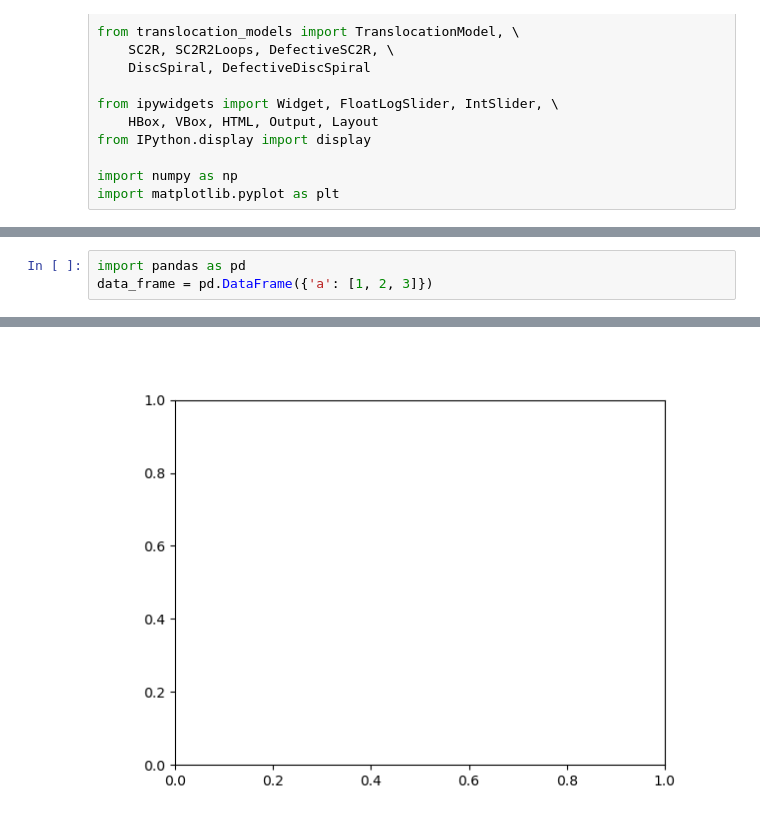
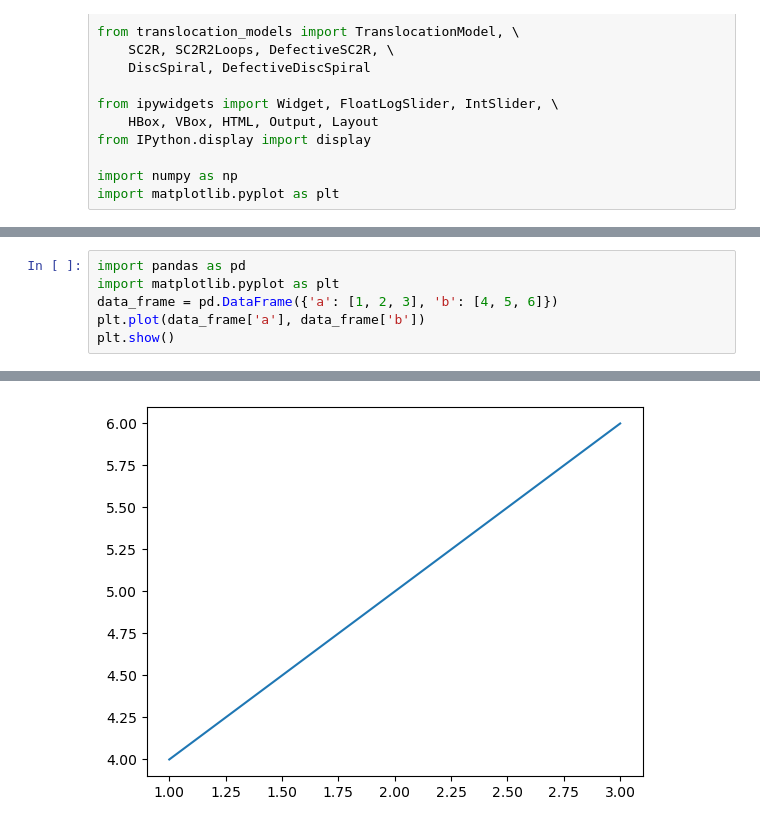
Before and after one commit to antmaier/Projet-de-Master, a Jupyter notebook: tests.ipynb, the cells around one changed output, grey strips where cells are left out. Cells and saved outputs as stored; diff of their text form.

Commit message:
Fixing bug in progress (plot dataframes)

```diff
--- a/tests.ipynb
+++ b/tests.ipynb
@@ -210,4 +202,7 @@ No such comm: 1f2aac7d9d824e9d9a7dce5bc2a16bc1
 # %%
 import pandas as pd
-data_frame = pd.DataFrame({'a': [1, 2, 3]})
+import matplotlib.pyplot as plt
+data_frame = pd.DataFrame({'a': [1, 2, 3], 'b': [4, 5, 6]})
+plt.plot(data_frame['a'], data_frame['b'])
+plt.show()
 # %% [output]
@@ -215 +209 @@ data_frame = pd.DataFrame({'a': [1, 2, 3]})
-[figure, old version]
+[figure, new version]
```
Also changed, not shown: parts of 6 cells of this notebook, 1 other file.
